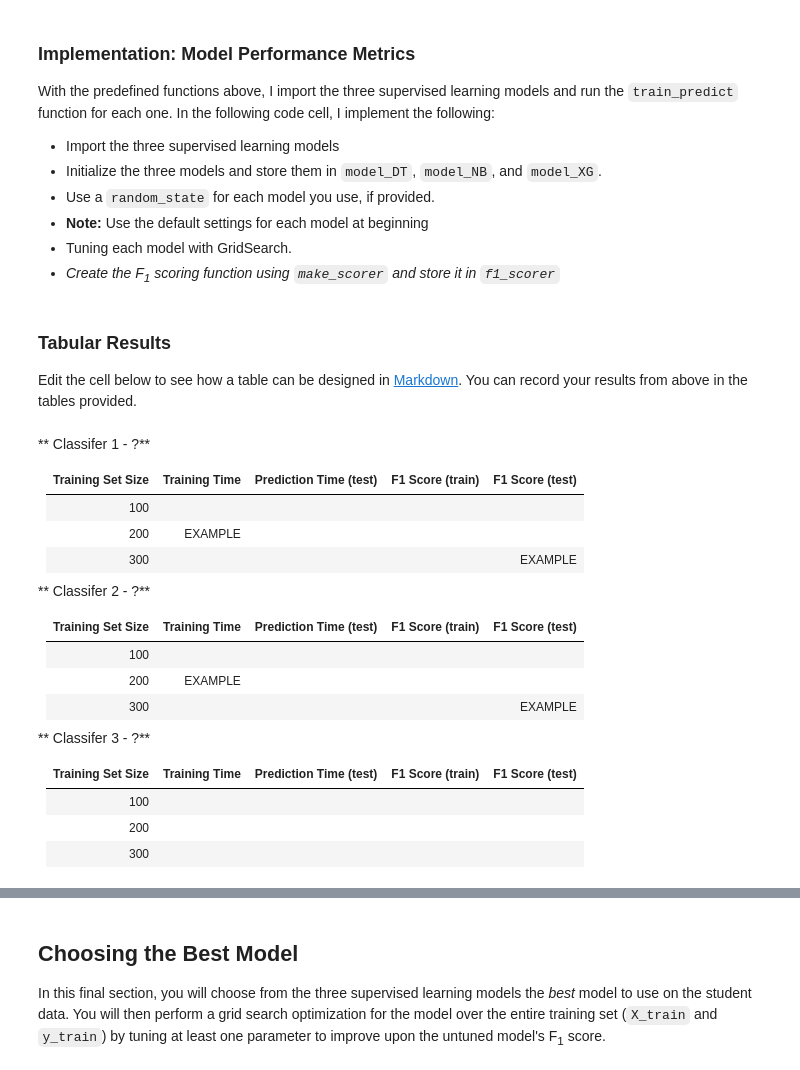
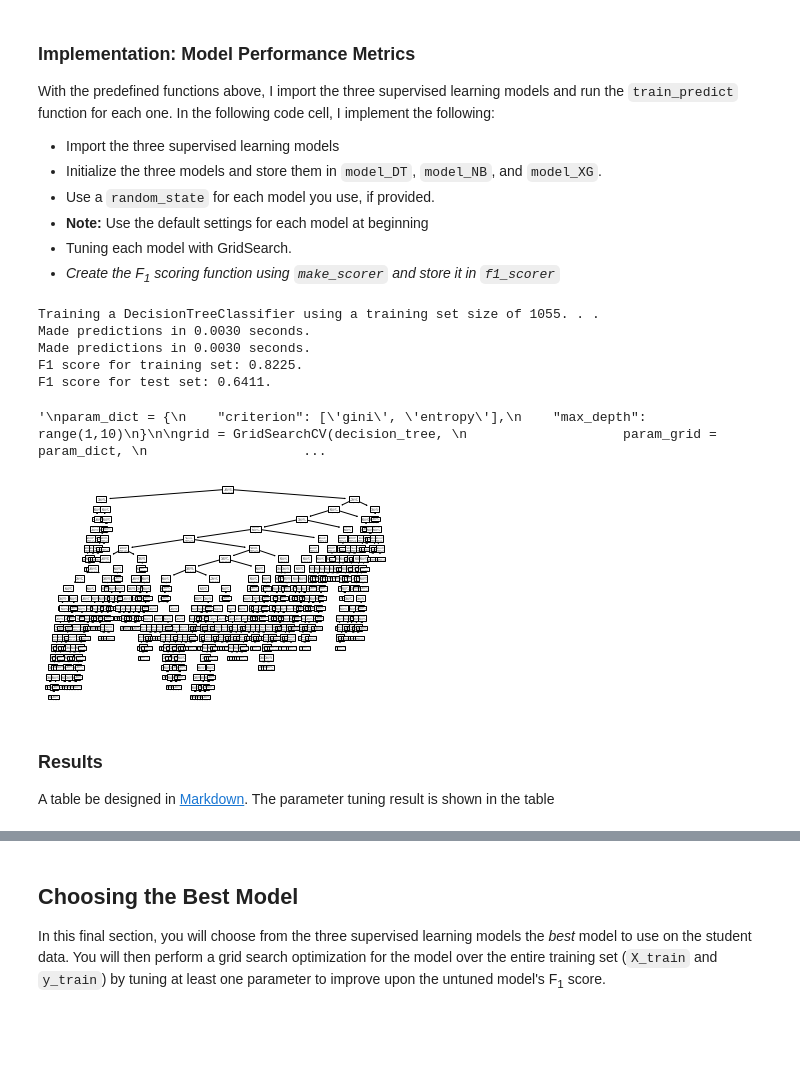
Before and after one commit to dudongsu/Clinic-Workflow-Mining, a Jupyter notebook: Workflow-Mining.ipynb, the cells around one changed output, grey strips where cells are left out. Drawn from its saved outputs; the diff is of its cells as text; code cells hidden in the pictures; blank space fills up the shorter version.

```diff
--- a/Workflow-Mining.ipynb
+++ b/Workflow-Mining.ipynb
@@ -222,13 +222,17 @@ print ("\nTarget column: {}".format(target_col))
 
 # Separate the data into feature data and target data (X_all and y_all, respectively)
 X_all = df_all_data[feature_cols]
-y_all = df_all_data[target_col]
-
-index_yes =
+df_class = df_all_data.copy()
+cond_0 = (df_class['PlanApproval_Treat_Day'] <= 1)
+cond_1 = (df_class['PlanApproval_Treat_Day'] > 1)
+df_class.loc[cond_0, 'PlanApproval_Treat_Day'] = 0
+df_class.loc[cond_1, 'PlanApproval_Treat_Day'] = 1
+y_all = df_class[target_col]
 
 # Show the feature information by printing the first five rows
 print ("\nFeature values:")
 X_all.head()
+print(y_all)
 # %% [output]
 Feature columns:
 ['Attending', 'Sim_Dosimetrist', 'Sim_Treat_Day', 'Tx_Technique']
@@ -375,45 +386,44 @@ With the predefined functions above, I import the three supervised learning mode
  - *Create the F<sub>1</sub> scoring function using `make_scorer` and store it in `f1_scorer`*
 # %%
 # Import the decision tree model
-from sklearn import DecisionTreeClassifier
+from sklearn.tree import DecisionTreeClassifier
 from sklearn.pipeline import Pipeline
+from sklearn import tree
 from sklearn.model_selection import GridSearchCV
-from sklearn.sklearn.preprocessing import StandardScaler
 from tqdm import tqdm_notebook as tqdm
 
+# Initialize the three models
+decision_tree = DecisionTreeClassifier()
+train_predict(decision_tree, X_train, y_train, X_test, y_test)
 
-# Initialize the three models
-clf_A = None
-clf_B = None
-clf_C = None
+tree.plot_tree(decision_tree)
+
+
+'''
+param_dict = {
+    "criterion": ['gini', 'entropy'],
+    "max_depth": range(1,10)
+}
+
+grid = GridSearchCV(decision_tree,
+                    param_grid = param_dict,
+                    cv = 10,
+                    verbose=1,
+                    n_jobs = -1)
+'''
+
 
 
 # TODO: Execute the 'train_predict' function for each classifier and each training set size
 # train_predict(clf, X_train, y_train, X_test, y_test)
+# %% [output]
+Training a DecisionTreeClassifier using a training set size of 1055. . .
+Made predictions in 0.0030 seconds.
+Made predictions in 0.0030 seconds.
+F1 score for training set: 0.8225.
+F1 score for test set: 0.6411.
+'\nparam_dict = {\n    "criterion": [\'gini\', \'entropy\'],\n    "max_depth": range(1,10)\n}\n\ngrid = GridSearchCV(decision_tree, \n                    param_grid = param_dict, \n                    ...
+[figure, added]
 # %% [markdown]
-### Tabular Results
-Edit the cell below to see how a table can be designed in [Markdown](https://github.com/adam-p/markdown-here/wiki/Markdown-Cheatsheet#tables). You can record your results from above in the tables provided.
+### Results
+A table be designed in [Markdown](https://github.com/adam-p/markdown-here/wiki/Markdown-Cheatsheet#tables). The parameter tuning result is shown in the table
-# %% [markdown]
-** Classifer 1 - ?**
-
-| Training Set Size | Training Time | Prediction Time (test) | F1 Score (train) | F1 Score (test) |
-| :---------------: | :---------------------: | :--------------------: | :--------------: | :-------------: |
-| 100               |                         |                        |                  |                 |
-| 200               |        EXAMPLE          |                        |                  |                 |
-| 300               |                         |                        |                  |    EXAMPLE      |
-
-** Classifer 2 - ?**
-
-| Training Set Size | Training Time | Prediction Time (test) | F1 Score (train) | F1 Score (test) |
-| :---------------: | :---------------------: | :--------------------: | :--------------: | :-------------: |
-| 100               |                         |                        |                  |                 |
-| 200               |     EXAMPLE             |                        |                  |                 |
-| 300               |                         |                        |                  |     EXAMPLE     |
-
-** Classifer 3 - ?**
-
-| Training Set Size | Training Time | Prediction Time (test) | F1 Score (train) | F1 Score (test) |
-| :---------------: | :---------------------: | :--------------------: | :--------------: | :-------------: |
-| 100               |                         |                        |                  |                 |
-| 200               |                         |                        |                  |                 |
-| 300               |                         |                        |                  |                 |
```
Also changed, not shown: parts of 5 cells of this notebook.
